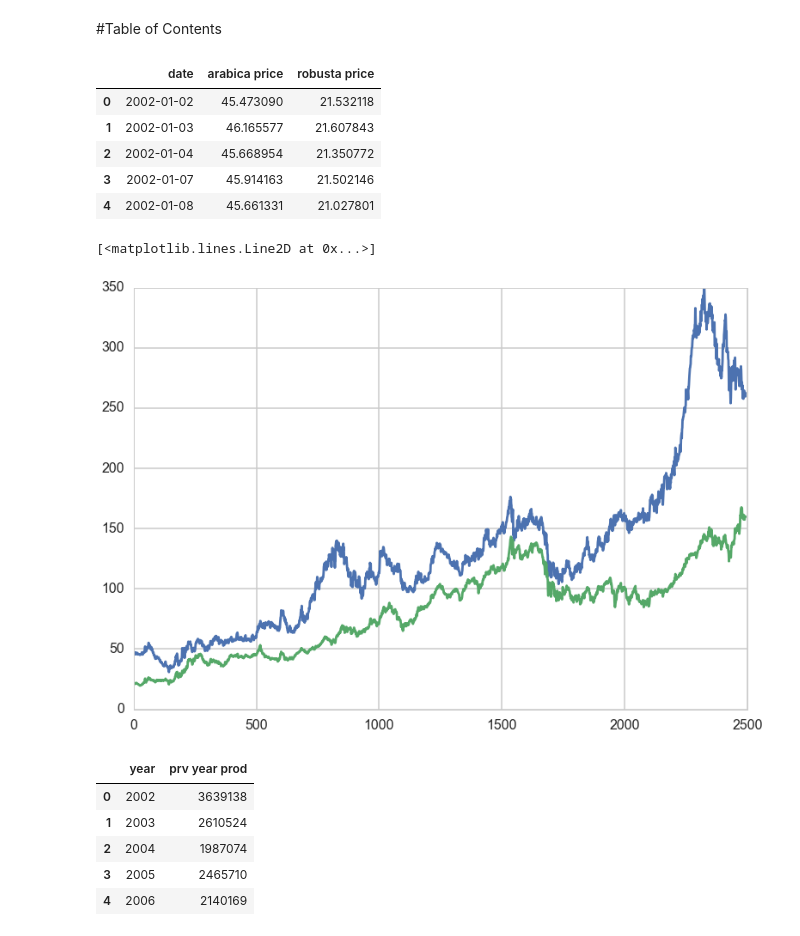
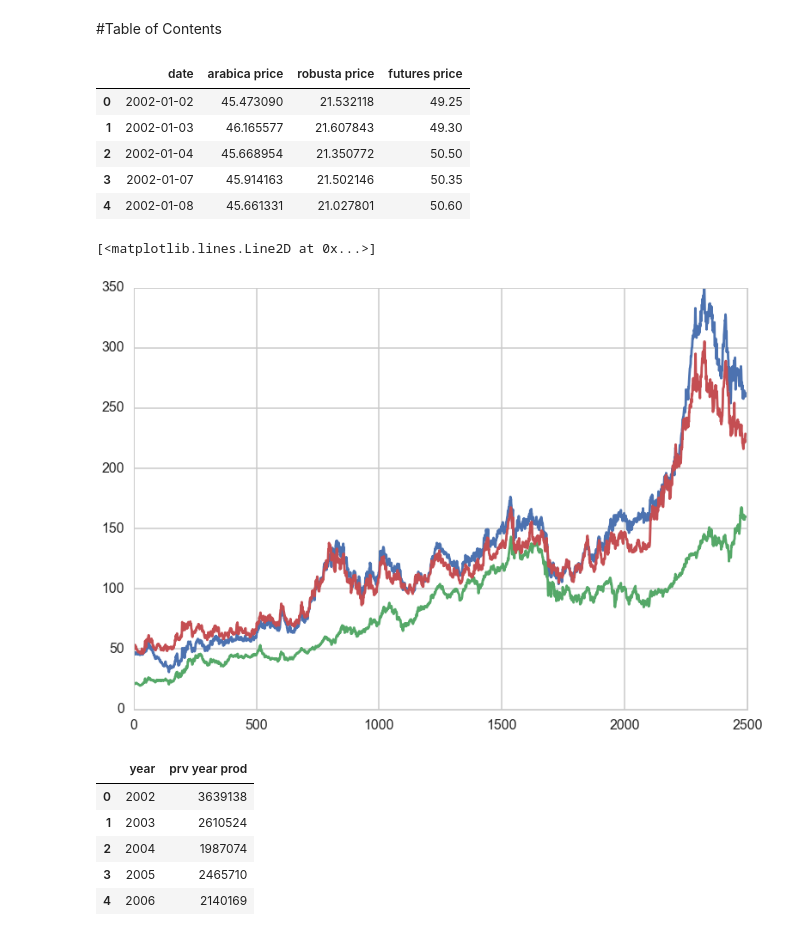
Before and after one commit to janezchen/coffee, a Jupyter notebook: coffee.ipynb, the cells around one changed output. Saved outputs shown, nothing was run; the diff lists cells and outputs as text; code cells hidden in the pictures.

Commit message:
Data Scraping: added daily futures prices

```diff
--- a/coffee.ipynb
+++ b/coffee.ipynb
@@ -34,21 +34,35 @@ page_r = requests.get("https://www.quandl.com/api/v3/datasets/CEPEA/COFFEE_R.jso
 
 df = pd.DataFrame(page_a.json()["dataset"]["data"], columns=["date", "arabica price"])
 df['robusta price'] = pd.DataFrame(page_r.json()["dataset"]["data"], columns=["date", "price"])["price"]
+# %%
+#get futures price data
+page_futures = requests.get("https://www.quandl.com/api/v3/datasets/CHRIS/ICE_KC2.json", params={"start_date": "2002-01-01", "end_date": "2011-12-31", "order": "asc"})
+futures_dict = dict([(day[0],day[1]) for day in page_futures.json()["dataset"]["data"]])
+# %%
+#clean futures data so dates match, add to df
+futures = []
+for d in df["date"]:
+    if d in futures_dict:
+        price = futures_dict[d]
+    futures.append(price)
+
+df["futures price"] = futures
 # %%
 df.head()
 # %% [output]
-|  | date | arabica price | robusta price |
-| 0 | 2002-01-02 | 45.473090 | 21.532118 |
-| 1 | 2002-01-03 | 46.165577 | 21.607843 |
-| 2 | 2002-01-04 | 45.668954 | 21.350772 |
-| 3 | 2002-01-07 | 45.914163 | 21.502146 |
-| 4 | 2002-01-08 | 45.661331 | 21.027801 |
+|  | date | arabica price | robusta price | futures price |
+| 0 | 2002-01-02 | 45.473090 | 21.532118 | 49.25 |
+| 1 | 2002-01-03 | 46.165577 | 21.607843 | 49.30 |
+| 2 | 2002-01-04 | 45.668954 | 21.350772 | 50.50 |
+| 3 | 2002-01-07 | 45.914163 | 21.502146 | 50.35 |
+| 4 | 2002-01-08 | 45.661331 | 21.027801 | 50.60 |
 # %%
 plt.plot(df.index, df["arabica price"])
 plt.plot(df.index, df["robusta price"])
+plt.plot(df.index, df["futures price"])
 # %% [output]
 [<matplotlib.lines.Line2D at 0x...>]
-[figure, old version]
+[figure, new version]
 # %%
 #annual Brazil production info
 page_prod = requests.get("https://www.quandl.com/api/v3/datasets/BCB/1262.json", params={"start_date": "2001-12-31", "end_date": "2010-12-31", "order": "asc"})
```
Also changed, not shown: parts of 2 cells of this notebook.
